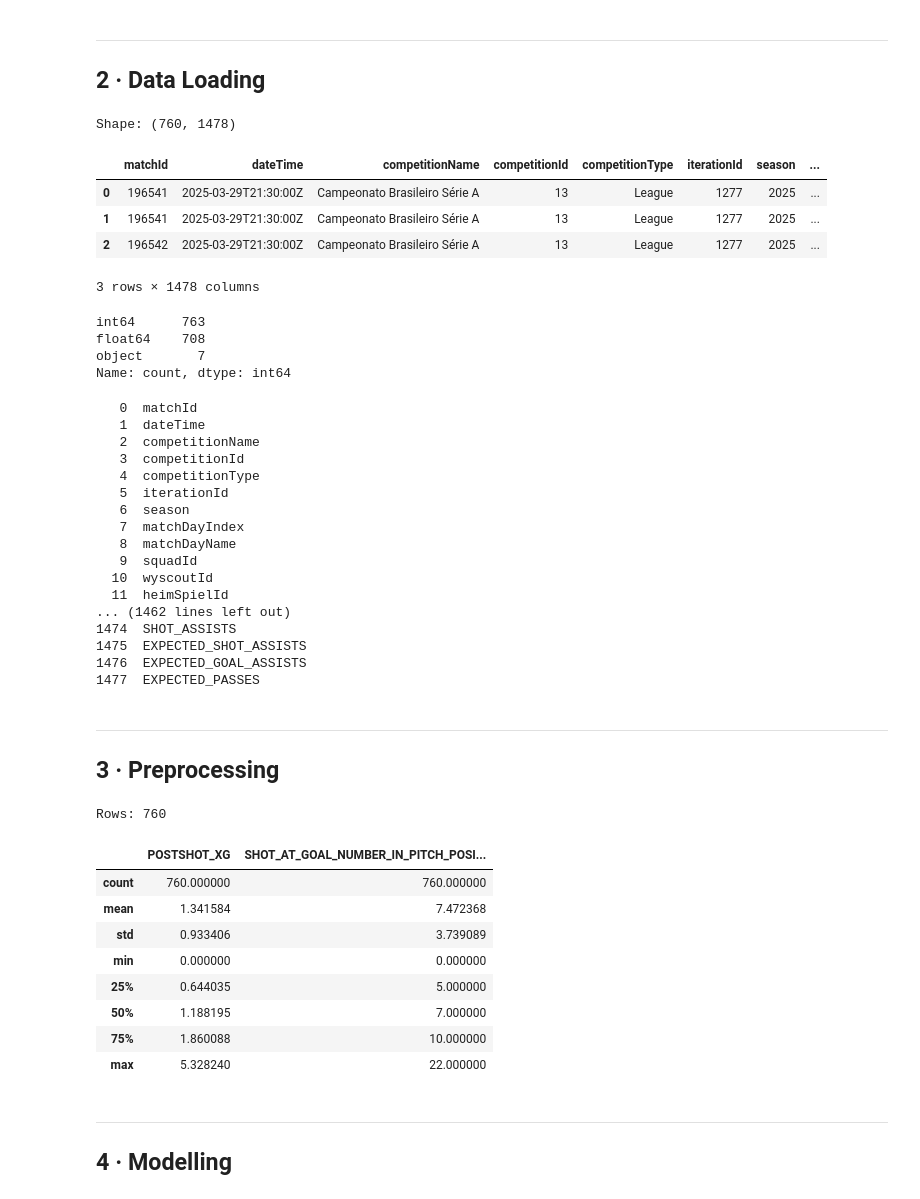
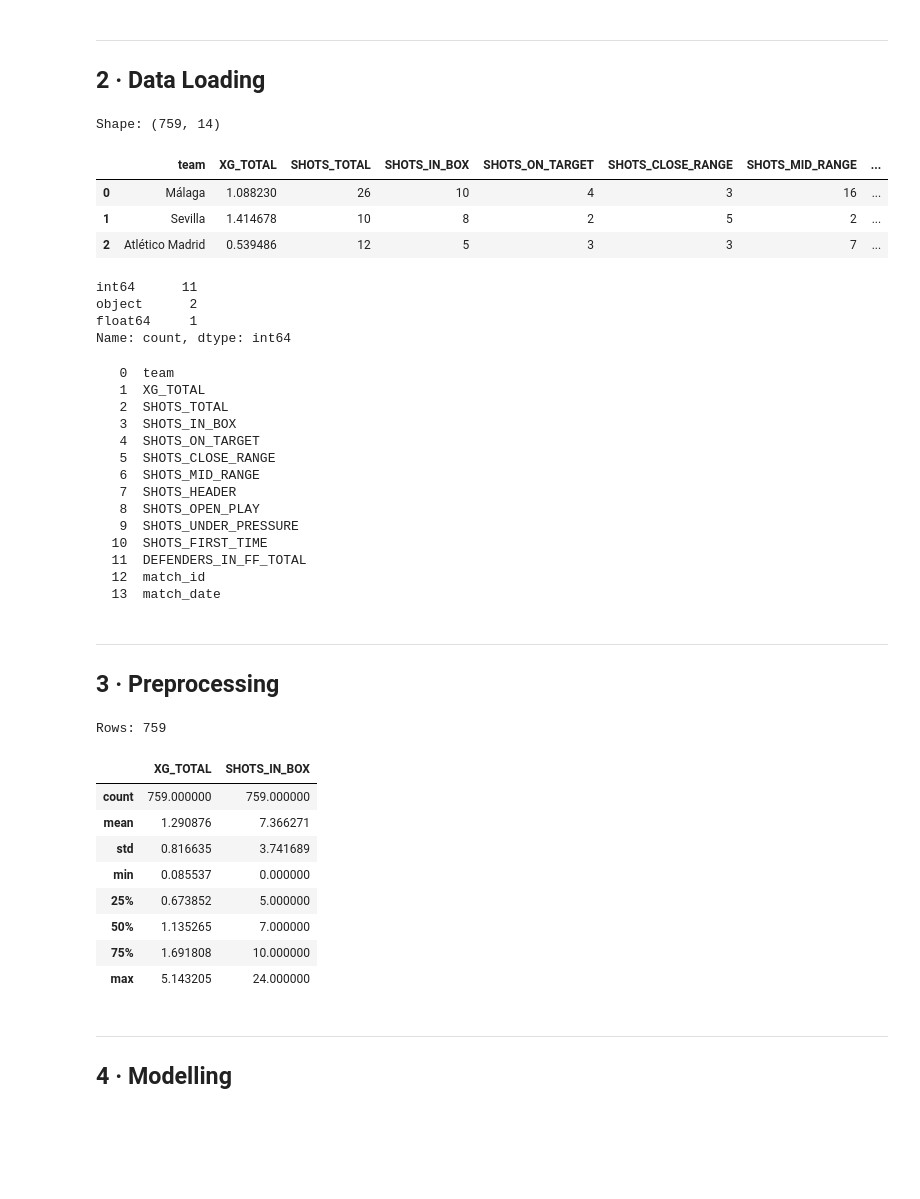
Before and after one commit to otaviosanluz/machine-learning-with-football, a Jupyter notebook: notebooks/lecture01_simple_linear_regression.ipynb, the cells around one changed output. Cells and saved outputs as stored; diff of their text form; code cells hidden in the pictures; blank space fills up the shorter version.

```diff
--- a/notebooks/lecture01_simple_linear_regression.ipynb
+++ b/notebooks/lecture01_simple_linear_regression.ipynb
@@ -76,73 +76,69 @@ apply_style()
 # %%
 # ===================== DATA LOADING =====================
 
-DATA_PATH = "../data/squadMatchsums_brasileirao_2025.xlsx"
+DATA_PATH = "../data/laliga_2015_16_team_match.csv"
 
-df_raw = pd.read_excel(DATA_PATH)
+df_raw = pd.read_csv(DATA_PATH)
 
 print(f"Shape: {df_raw.shape}")
 df_raw.head(3)
 # %% [output]
-Shape: (760, 1478)
+Shape: (759, 14)
-|  | matchId | dateTime | competitionName | competitionId | competitionType | iterationId | season | ... |
-| 0 | 196541 | 2025-03-29T21:30:00Z | Campeonato Brasileiro Série A | 13 | League | 1277 | 2025 | ... |
-| 1 | 196541 | 2025-03-29T21:30:00Z | Campeonato Brasileiro Série A | 13 | League | 1277 | 2025 | ... |
-| 2 | 196542 | 2025-03-29T21:30:00Z | Campeonato Brasileiro Série A | 13 | League | 1277 | 2025 | ... |
+|  | team | XG_TOTAL | SHOTS_TOTAL | SHOTS_IN_BOX | SHOTS_ON_TARGET | SHOTS_CLOSE_RANGE | SHOTS_MID_RANGE | ... |
+| 0 | Málaga | 1.088230 | 26 | 10 | 4 | 3 | 16 | ... |
+| 1 | Sevilla | 1.414678 | 10 | 8 | 2 | 5 | 2 | ... |
+| 2 | Atlético Madrid | 0.539486 | 12 | 5 | 3 | 3 | 7 | ... |
-3 rows × 1478 columns
 # %%
 # Quick overview of columns
 df_raw.dtypes.value_counts()
 # %% [output]
-int64      763
-float64    708
-object       7
+int64      11
+object      2
+float64     1
 Name: count, dtype: int64
 # %%
 # Print all column names to help with selection
 for i, col in enumerate(df_raw.columns):
     print(f"{i:4d}  {col}")
 # %% [output]
-   0  matchId
-   1  dateTime
-   2  competitionName
-   3  competitionId
-   4  competitionType
-   5  iterationId
-   6  season
-   7  matchDayIndex
-   8  matchDayName
-   9  squadId
-  10  wyscoutId
-  11  heimSpielId
-... (1462 lines left out)
-1474  SHOT_ASSISTS
-1475  EXPECTED_SHOT_ASSISTS
-1476  EXPECTED_GOAL_ASSISTS
-1477  EXPECTED_PASSES
+   0  team
+   1  XG_TOTAL
+   2  SHOTS_TOTAL
+   3  SHOTS_IN_BOX
+   4  SHOTS_ON_TARGET
+   5  SHOTS_CLOSE_RANGE
+   6  SHOTS_MID_RANGE
+   7  SHOTS_HEADER
+   8  SHOTS_OPEN_PLAY
+   9  SHOTS_UNDER_PRESSURE
+  10  SHOTS_FIRST_TIME
+  11  DEFENDERS_IN_FF_TOTAL
+  12  match_id
+  13  match_date
 # %% [markdown]
 ---
 ## 3 · Preprocessing
 # %%
 # ===================== VARIABLE SELECTION =====================
 
-TARGET    = "POSTSHOT_XG"
-PREDICTOR = "SHOT_AT_GOAL_NUMBER_IN_PITCH_POSITION_OPPONENT_BOX"
+TARGET    = "XG_TOTAL"
+PREDICTOR = "SHOTS_IN_BOX"
 
 df = df_raw[[TARGET, PREDICTOR]].dropna().copy()
 
 print(f"Rows: {len(df)}")
 df.describe()
 # %% [output]
-Rows: 760
+Rows: 759
-|  | POSTSHOT_XG | SHOT_AT_GOAL_NUMBER_IN_PITCH_POSI... |
-| count | 760.000000 | 760.000000 |
-| mean | 1.341584 | 7.472368 |
-| std | 0.933406 | 3.739089 |
-| min | 0.000000 | 0.000000 |
-| 25% | 0.644035 | 5.000000 |
-| 50% | 1.188195 | 7.000000 |
-| 75% | 1.860088 | 10.000000 |
-| max | 5.328240 | 22.000000 |
+|  | XG_TOTAL | SHOTS_IN_BOX |
+| count | 759.000000 | 759.000000 |
+| mean | 1.290876 | 7.366271 |
+| std | 0.816635 | 3.741689 |
+| min | 0.085537 | 0.000000 |
+| 25% | 0.673852 | 5.000000 |
+| 50% | 1.135265 | 7.000000 |
+| 75% | 1.691808 | 10.000000 |
+| max | 5.143205 | 24.000000 |
 # %% [markdown]
 ---
 ## 4 · Modelling
```
Also changed, not shown: parts of 7 cells of this notebook, 4 other files.
